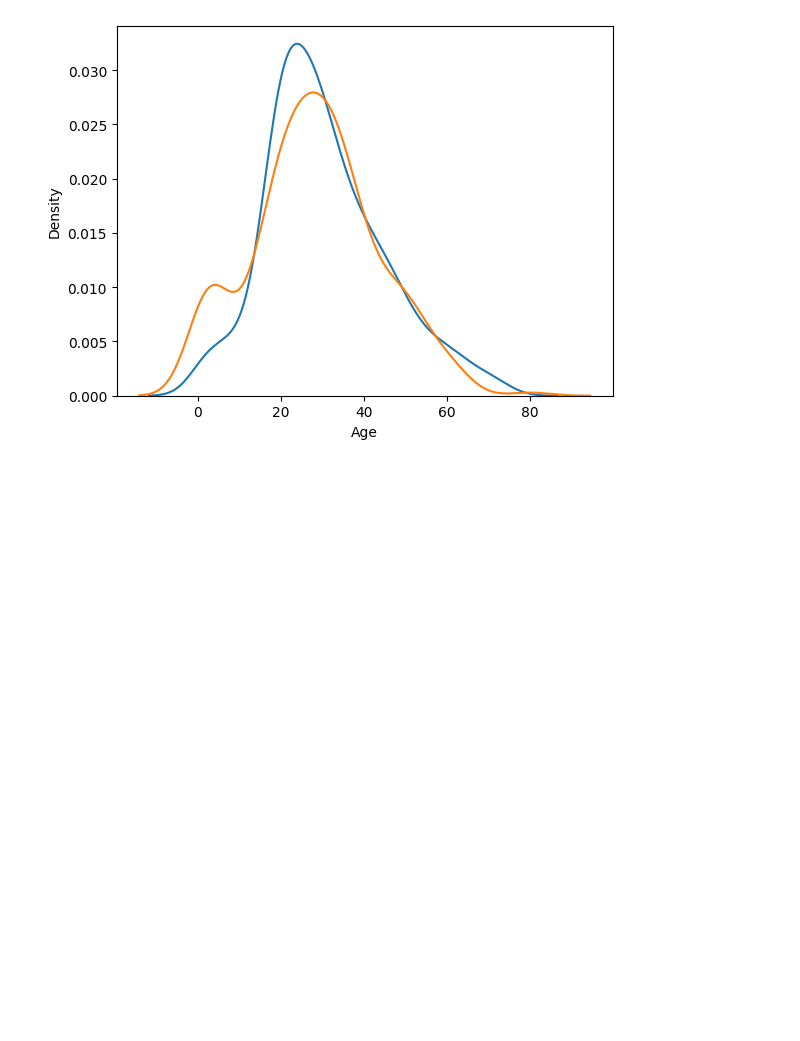
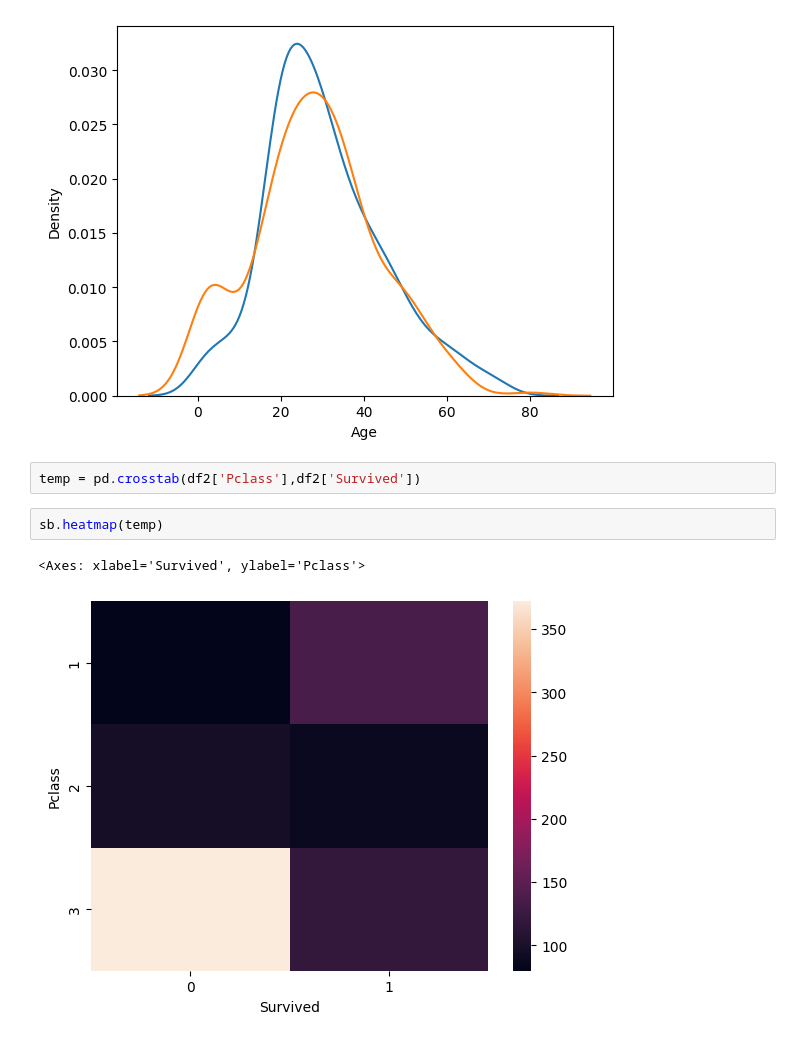
Before and after one commit to Gagan021-5/Jupyter-Notebook, a Jupyter notebook: multivaranalysis.ipynb, the cells around one changed output. Saved outputs shown, nothing was run; the diff lists cells and outputs as text; blank space fills up the shorter version.

```diff
--- a/multivaranalysis.ipynb
+++ b/multivaranalysis.ipynb
@@ -90,3 +90,10 @@ https://gist.github.com/mwaskom/de44147ed2974457ad6372750bbe5751
   sb.distplot(df2[df2['Survived']==1]['Age'],hist=False)
 <Axes: xlabel='Age', ylabel='Density'>
 [figure]
+# %%
+temp = pd.crosstab(df2['Pclass'],df2['Survived'])
+# %%
+sb.heatmap(temp)
+# %% [output]
+<Axes: xlabel='Survived', ylabel='Pclass'>
+[figure, added]
```
Also changed, not shown: parts of 5 cells of this notebook.
